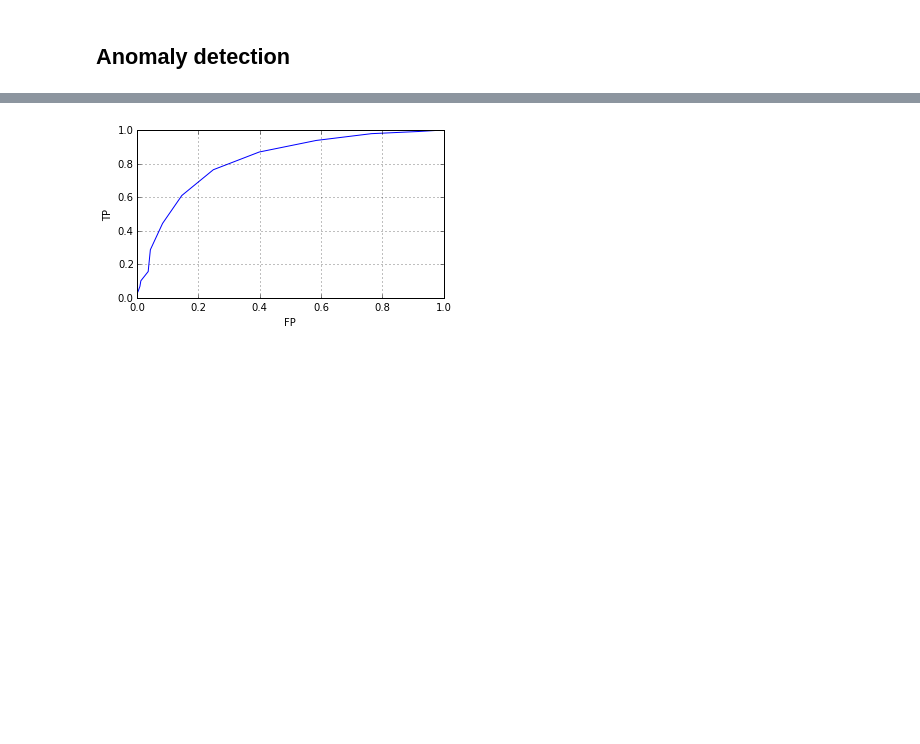
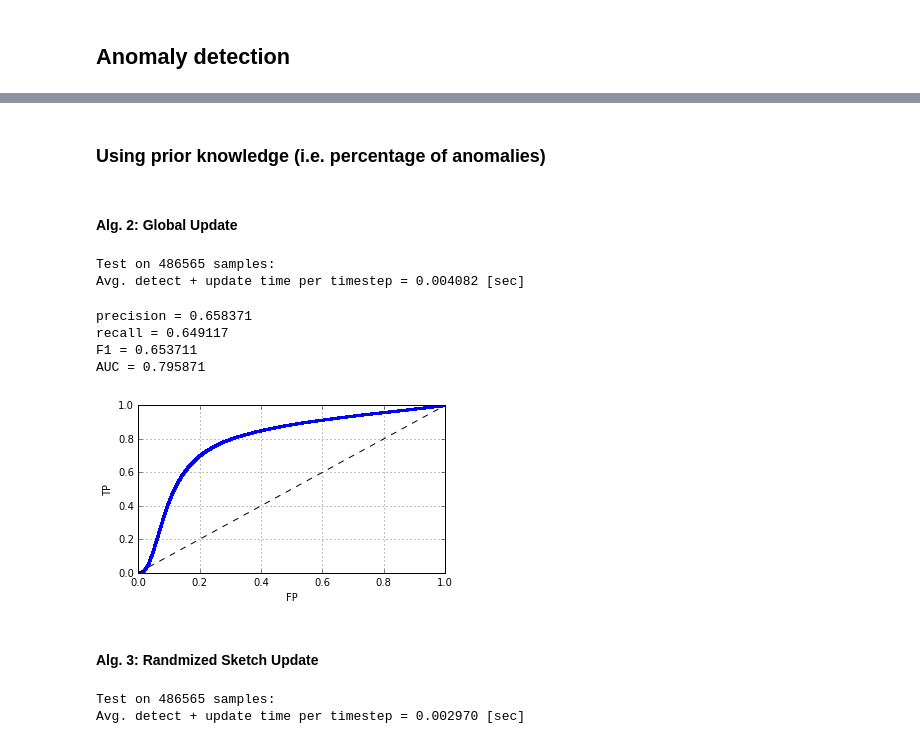
Before and after one commit to takuti/stream-anomaly-detect, a Jupyter notebook: sample-cod-rna.ipynb, the cells around one changed output, grey strips where cells are left out. Cells and saved outputs as stored; diff of their text form; code cells hidden in the pictures; blank space fills up the shorter version.

Commit message:
:notebook: re-experiment

```diff
--- a/sample-cod-rna.ipynb
+++ b/sample-cod-rna.ipynb
@@ -59,15 +68,13 @@ np.where(y == 1)[0].size / float(y.size)
 0.3333333333333333
 # %%
 # training data is randomly sampled 2000 non-anomalies (label=-1)
-all_good_idx = np.where(y == -1)[0]
-np.random.shuffle(all_good_idx)
-Y0 = X[:, all_good_idx[:2000]]
+normal_indices = np.where(y == -1)[0]
+np.random.shuffle(normal_indices)
+train_indices = normal_indices[:2000]
+
+Y0 = X[:, train_indices]
 Y0.shape
 # %% [output]
 (8, 2000)
 # %% [markdown]
 ## Anomaly detection
-# %%
-# initialize and train anomaly detector
-# percentage of anomalies (0.33) is given as a prior knowledge
-detector = AnomDetect(Y0, criterion='p', criterion_v=0.33)
@@ -113,12 +81,22 @@ for n in range(20):
 # %%
-# plot the result
+def show_result(y_true, y_pred, y_score):
+    print('precision = %f' % met.precision_score(y_true, y_pred))
+    print('recall = %f' % met.recall_score(y_true, y_pred))
+    print('F1 = %f' % met.f1_score(y_true, y_pred))
 
-fig, ax = plt.subplots()
-ax.plot(FPRs, TPRs)
-ax.set_xlabel('FP')
-ax.set_ylabel('TP')
-ax.grid(True)
-fig.set_size_inches((5.5,3))
-fig.patch.set_alpha(0.0)
+    fpr, tpr, _ = met.roc_curve(y_true, y_score)
+
+    print('AUC = %f' % met.auc(fpr, tpr))
+
+    fig, ax = plt.subplots()
+    ax.plot(fpr, tpr, marker='o', mew=0., markersize=2.)
+    ax.plot([0, 1], [0, 1], 'k--')
+
+    ax.set_xlabel('FP')
+    ax.set_ylabel('TP')
+    ax.grid(True)
+
+    fig.set_size_inches((5.5, 3))
+    fig.patch.set_alpha(0.0)
-# %% [output]
-[figure, removed]
+# %% [markdown]
+### Using prior knowledge (i.e. percentage of anomalies)
@@ -124,0 +158,22 @@ fig.patch.set_alpha(0.0)
+# %% [markdown]
+#### Alg. 2: Global Update
+# %%
+global_res = experiment_p(GlobalUpdate)
+# %% [output]
+Test on 486565 samples:
+Avg. detect + update time per timestep = 0.004082 [sec]
+# %%
+show_result(global_res[0], global_res[1], global_res[2])
+# %% [output]
+precision = 0.658371
+recall = 0.649117
+F1 = 0.653711
+AUC = 0.795871
+[figure, added]
+# %% [markdown]
+#### Alg. 3: Randmized Sketch Update
+# %%
+rand_res = experiment_p(RandomizedSketchUpdate)
+# %% [output]
+Test on 486565 samples:
+Avg. detect + update time per timestep = 0.002970 [sec]
```
Also changed, not shown: parts of 11 cells of this notebook.
